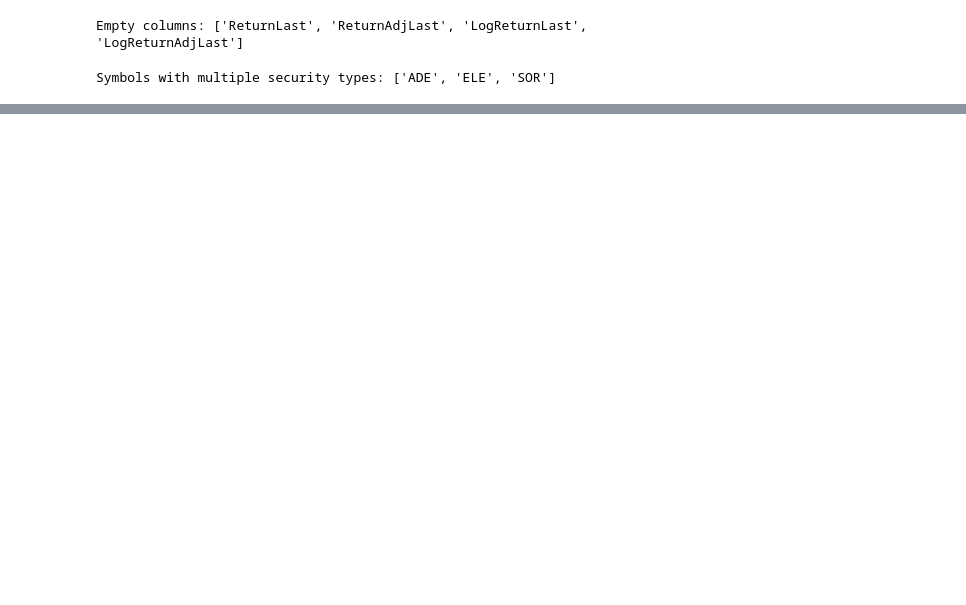
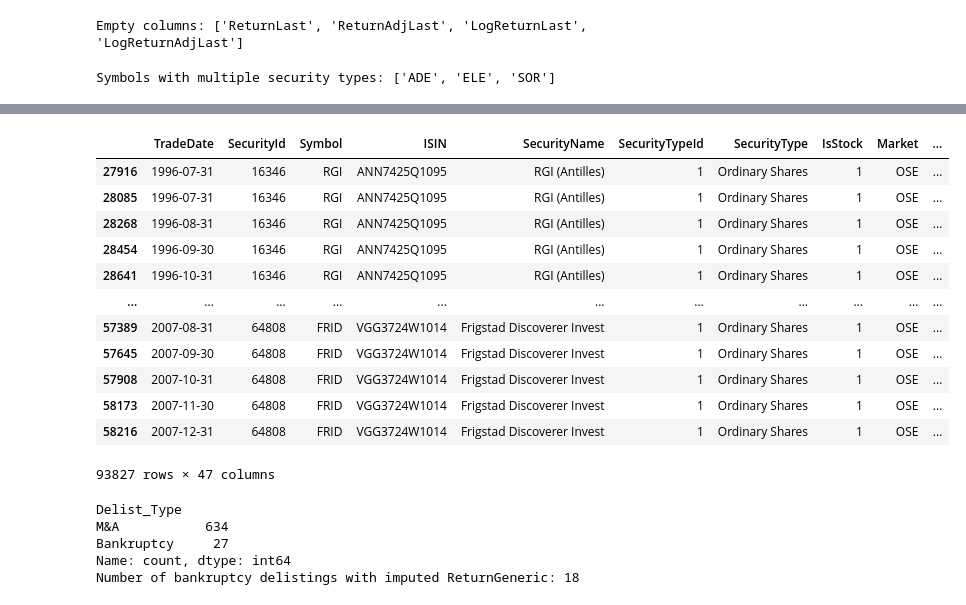
Before and after one commit to DonKubini/Man-vs.-Machine-on-the-Oslo-B-rs, a Jupyter notebook: Python files/Data Cleaning.ipynb, the cells around one changed output, grey strips where cells are left out. Cells and saved outputs as stored; diff of their text form; code cells hidden in the pictures; blank space fills up the shorter version.

```diff
--- a/Python files/Data Cleaning.ipynb
+++ b/Python files/Data Cleaning.ipynb
@@ -94,10 +94,10 @@ print(equity_df['SecurityType'].unique())
 last_dates = equity_df.groupby('ISIN')['TradeDate'].max().reset_index()
 
 # merge the last dates back to the original DataFrame
-equity_df_last = pd.merge(equity_df, last_dates, on='ISIN', suffixes=('', '_Last'))
+equity_df = pd.merge(equity_df, last_dates, on='ISIN', suffixes=('', '_Last'))
 
 # see the distribution of the last dates
-equity_df_last.groupby('ISIN')['TradeDate_Last'].first().value_counts().sort_index()
+equity_df.groupby('ISIN')['TradeDate_Last'].first().value_counts().sort_index()
 # %% [output]
 TradeDate_Last
 1985-03-31      1
@@ -193,0 +196,7 @@ print(equity_df_multiple_types[['Symbol', 'ISIN', 'SecurityType']].drop_duplicat
+# %%
+# check how many ISINs have a tradedate gap of more than 1 month
+equity_df_sorted = equity_df.sort_values(by=['ISIN', 'TradeDate'])
+equity_df_sorted['TradeDate_Diff'] = equity_df_sorted.groupby('ISIN')['TradeDate'].diff()
+
+gap_counts = equity_df_sorted[equity_df_sorted['TradeDate_Diff'] > pd.Timedelta(days=32)].groupby('ISIN').size()
+gap_counts
@@ -193,0 +217,23 @@ print(equity_df_multiple_types[['Symbol', 'ISIN', 'SecurityType']].drop_duplicat
+# %%
+# flag the row where with the last date before the gap as delisted
+equity_df_sorted['Delisted'] = False
+
+# flag the last observation before a gap (>32 days) within each ISIN
+gap_after = equity_df_sorted.groupby('ISIN')['TradeDate_Diff'].shift(-1) > pd.Timedelta(days=32)
+equity_df_sorted.loc[gap_after.fillna(False), 'Delisted'] = True
+
+equity_df_sorted
+# %% [output]
+|  | TradeDate | SecurityId | Symbol | ISIN | SecurityName | SecurityTypeId | SecurityType | IsStock | Market | ... |
+| 27916 | 1996-07-31 | 16346 | RGI | ANN7425Q1095 | RGI (Antilles) | 1 | Ordinary Shares | 1 | OSE | ... |
+| 28085 | 1996-07-31 | 16346 | RGI | ANN7425Q1095 | RGI (Antilles) | 1 | Ordinary Shares | 1 | OSE | ... |
+| 28268 | 1996-08-31 | 16346 | RGI | ANN7425Q1095 | RGI (Antilles) | 1 | Ordinary Shares | 1 | OSE | ... |
+| 28454 | 1996-09-30 | 16346 | RGI | ANN7425Q1095 | RGI (Antilles) | 1 | Ordinary Shares | 1 | OSE | ... |
+| 28641 | 1996-10-31 | 16346 | RGI | ANN7425Q1095 | RGI (Antilles) | 1 | Ordinary Shares | 1 | OSE | ... |
+| ... | ... | ... | ... | ... | ... | ... | ... | ... | ... | ... |
+| 57389 | 2007-08-31 | 64808 | FRID | VGG3724W1014 | Frigstad Discoverer Invest | 1 | Ordinary Shares | 1 | OSE | ... |
+| 57645 | 2007-09-30 | 64808 | FRID | VGG3724W1014 | Frigstad Discoverer Invest | 1 | Ordinary Shares | 1 | OSE | ... |
+| 57908 | 2007-10-31 | 64808 | FRID | VGG3724W1014 | Frigstad Discoverer Invest | 1 | Ordinary Shares | 1 | OSE | ... |
+| 58173 | 2007-11-30 | 64808 | FRID | VGG3724W1014 | Frigstad Discoverer Invest | 1 | Ordinary Shares | 1 | OSE | ... |
+| 58216 | 2007-12-31 | 64808 | FRID | VGG3724W1014 | Frigstad Discoverer Invest | 1 | Ordinary Shares | 1 | OSE | ... |
+93827 rows × 47 columns
@@ -193,0 +262,14 @@ print(equity_df_multiple_types[['Symbol', 'ISIN', 'SecurityType']].drop_duplicat
+# %%
+# count the number of M&A and bankruptcy delistings
+delist_counts = equity_df_sorted['Delist_Type'].value_counts()
+print(delist_counts)
+
+# count the number of bankruptcy delistings with imputed ReturnGeneric
+imputed_bankruptcy_count = equity_df_sorted[(equity_df_sorted['Delist_Type'] == 'Bankruptcy') & (equity_df_sorted['ReturnGeneric'] == -0.9)].shape[0]
+print(f"Number of bankruptcy delistings with imputed ReturnGeneric: {imputed_bankruptcy_count}")
+# %% [output]
+Delist_Type
+M&A           634
+Bankruptcy     27
+Name: count, dtype: int64
+Number of bankruptcy delistings with imputed ReturnGeneric: 18
```
Also changed, not shown: parts of 9 cells of this notebook.
